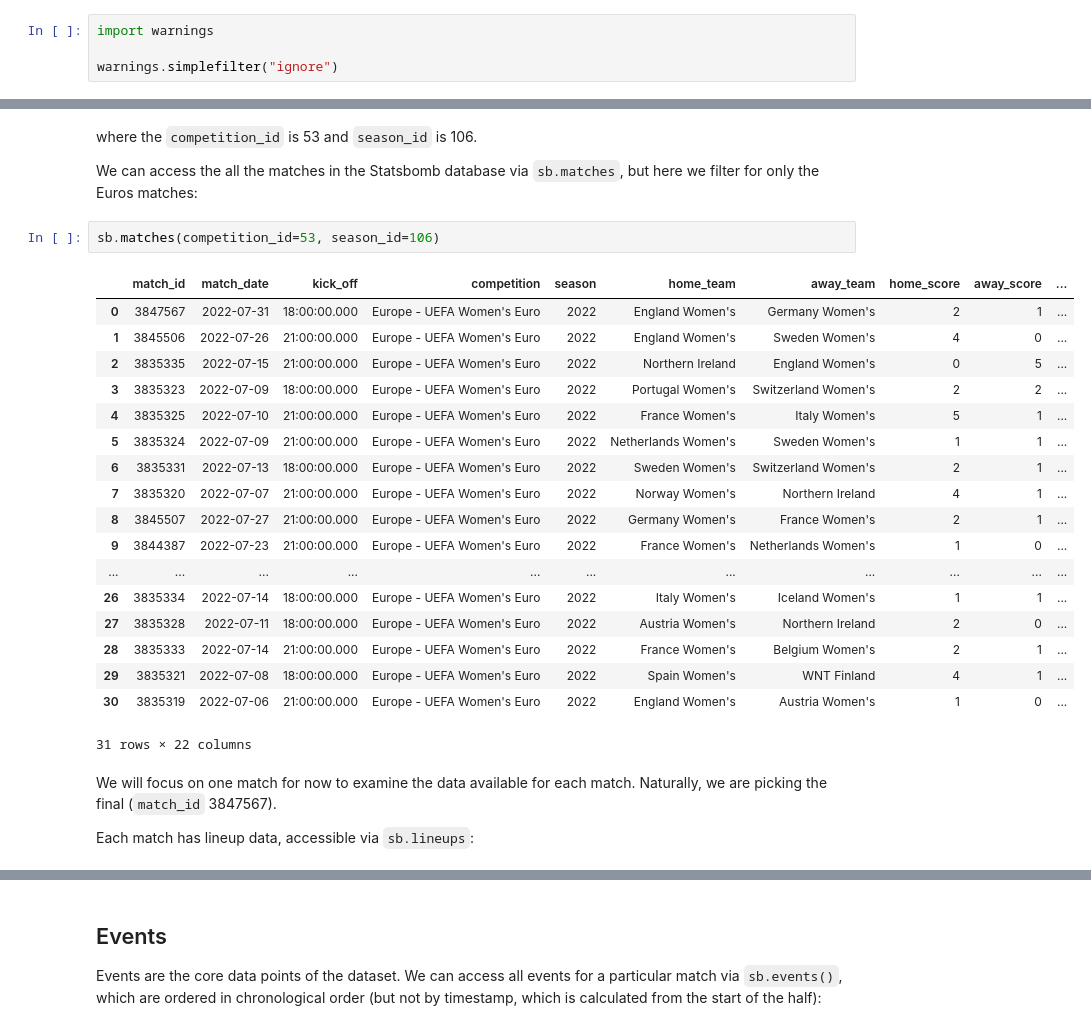
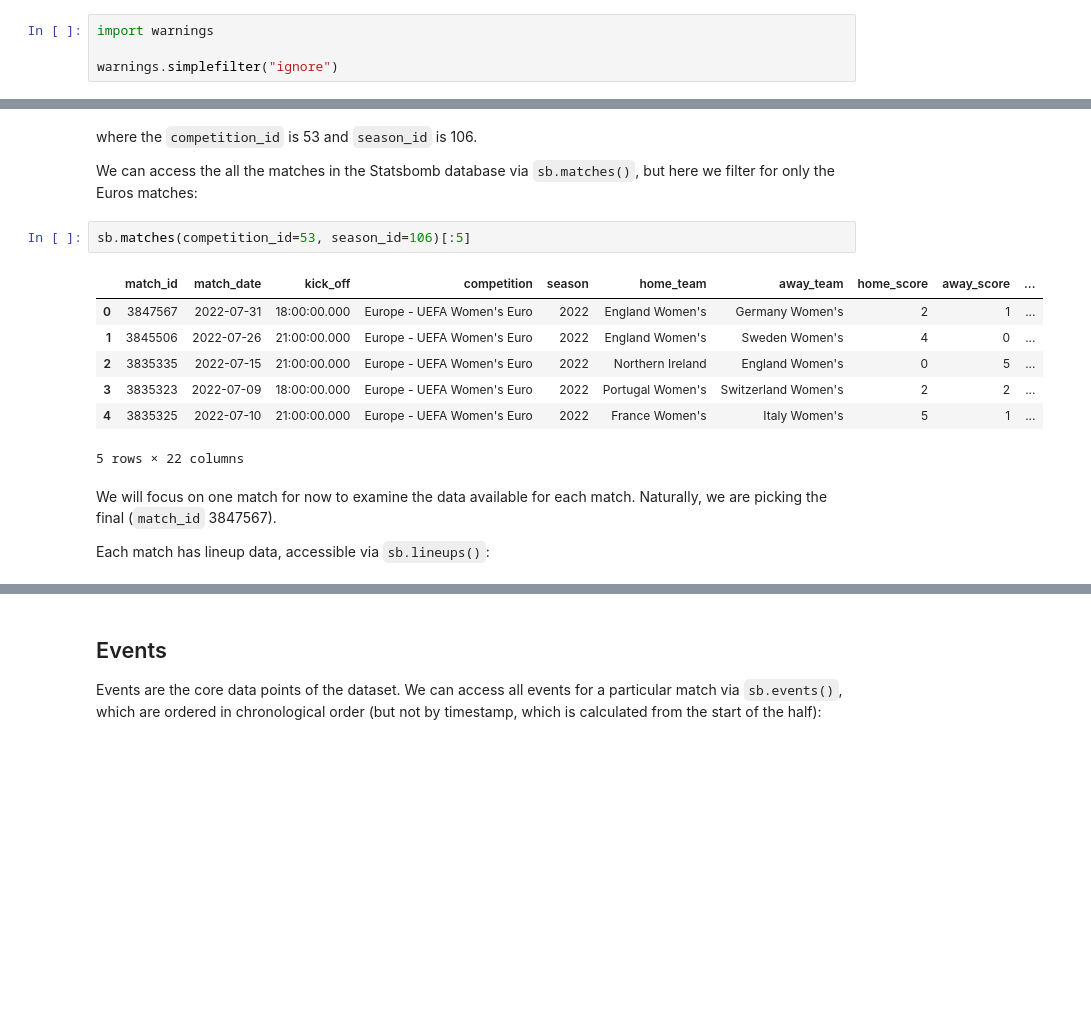
Before and after one commit to gsheir/tacticvis, a Jupyter notebook: src/data_exploration.ipynb, the cells around one changed output, grey strips where cells are left out. Drawn from its saved outputs; the diff is of its cells as text; blank space fills up the shorter version.

```diff
--- a/src/data_exploration.ipynb
+++ b/src/data_exploration.ipynb
@@ -38,32 +27,21 @@ sb.competitions()
 # %% [markdown]
 where the `competition_id` is 53 and `season_id` is 106.
 
-We can access the all the matches in the Statsbomb database via `sb.matches`, but here we filter for only the Euros matches:
+We can access the all the matches in the Statsbomb database via `sb.matches()`, but here we filter for only the Euros matches:
 # %%
-sb.matches(competition_id=53, season_id=106)
+sb.matches(competition_id=53, season_id=106)[:5]
 # %% [output]
 |  | match_id | match_date | kick_off | competition | season | home_team | away_team | home_score | away_score | ... |
 | 0 | 3847567 | 2022-07-31 | 18:00:00.000 | Europe - UEFA Women's Euro | 2022 | England Women's | Germany Women's | 2 | 1 | ... |
 | 1 | 3845506 | 2022-07-26 | 21:00:00.000 | Europe - UEFA Women's Euro | 2022 | England Women's | Sweden Women's | 4 | 0 | ... |
 | 2 | 3835335 | 2022-07-15 | 21:00:00.000 | Europe - UEFA Women's Euro | 2022 | Northern Ireland | England Women's | 0 | 5 | ... |
 | 3 | 3835323 | 2022-07-09 | 18:00:00.000 | Europe - UEFA Women's Euro | 2022 | Portugal Women's | Switzerland Women's | 2 | 2 | ... |
 | 4 | 3835325 | 2022-07-10 | 21:00:00.000 | Europe - UEFA Women's Euro | 2022 | France Women's | Italy Women's | 5 | 1 | ... |
-| 5 | 3835324 | 2022-07-09 | 21:00:00.000 | Europe - UEFA Women's Euro | 2022 | Netherlands Women's | Sweden Women's | 1 | 1 | ... |
-| 6 | 3835331 | 2022-07-13 | 18:00:00.000 | Europe - UEFA Women's Euro | 2022 | Sweden Women's | Switzerland Women's | 2 | 1 | ... |
-| 7 | 3835320 | 2022-07-07 | 21:00:00.000 | Europe - UEFA Women's Euro | 2022 | Norway Women's | Northern Ireland | 4 | 1 | ... |
-| 8 | 3845507 | 2022-07-27 | 21:00:00.000 | Europe - UEFA Women's Euro | 2022 | Germany Women's | France Women's | 2 | 1 | ... |
-| 9 | 3844387 | 2022-07-23 | 21:00:00.000 | Europe - UEFA Women's Euro | 2022 | France Women's | Netherlands Women's | 1 | 0 | ... |
-| ... | ... | ... | ... | ... | ... | ... | ... | ... | ... | ... |
-| 26 | 3835334 | 2022-07-14 | 18:00:00.000 | Europe - UEFA Women's Euro | 2022 | Italy Women's | Iceland Women's | 1 | 1 | ... |
-| 27 | 3835328 | 2022-07-11 | 18:00:00.000 | Europe - UEFA Women's Euro | 2022 | Austria Women's | Northern Ireland | 2 | 0 | ... |
-| 28 | 3835333 | 2022-07-14 | 21:00:00.000 | Europe - UEFA Women's Euro | 2022 | France Women's | Belgium Women's | 2 | 1 | ... |
-| 29 | 3835321 | 2022-07-08 | 18:00:00.000 | Europe - UEFA Women's Euro | 2022 | Spain Women's | WNT Finland | 4 | 1 | ... |
-| 30 | 3835319 | 2022-07-06 | 21:00:00.000 | Europe - UEFA Women's Euro | 2022 | England Women's | Austria Women's | 1 | 0 | ... |
-31 rows × 22 columns
+5 rows × 22 columns
 # %% [markdown]
 We will focus on one match for now to examine the data available for each match. Naturally, we are picking the final (`match_id` 3847567).
 
-Each match has lineup data, accessible via `sb.lineups`:
+Each match has lineup data, accessible via `sb.lineups()`:
 # %%
 match_id = 3847567
 lineups = sb.lineups(match_id=match_id)
```
Also changed, not shown: parts of 6 cells of this notebook, 1 other file.
